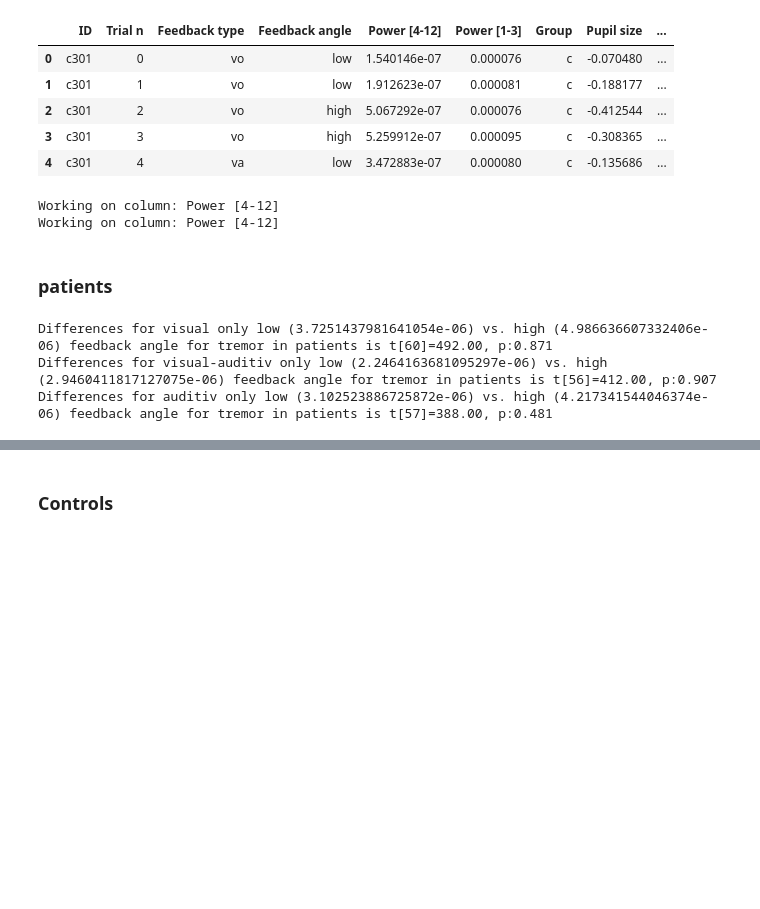
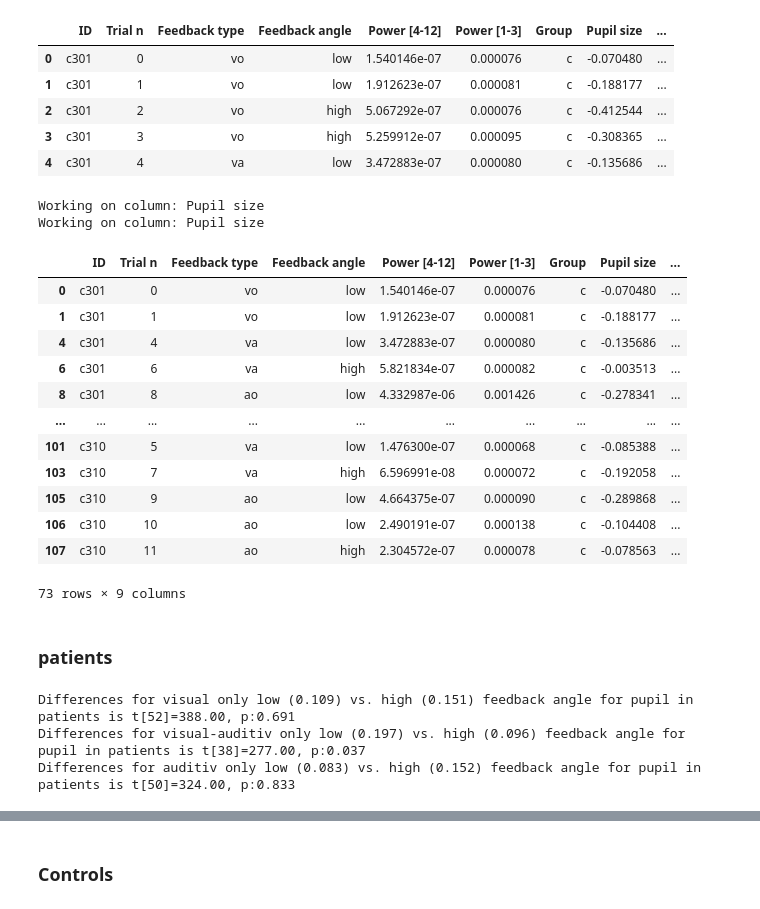
Before and after one commit to JuliusWelzel/tremor_feedback_jw, a Jupyter notebook: scripts/plot02_group_comparison_pupil.ipynb, the cells around one changed output, grey strips where cells are left out. Drawn from its saved outputs; the diff is of its cells as text; code cells hidden in the pictures; blank space fills up the shorter version.

```diff
--- a/scripts/plot02_group_comparison_pupil.ipynb
+++ b/scripts/plot02_group_comparison_pupil.ipynb
@@ -111,11 +93,27 @@ full.head(5)
 patients = full[full["Group"] == "p"]
 controlls = full[full["Group"] == "c"]
 
-patients = remove_outliers_df(patients,["Power [4-12]"],1)
-controlls = remove_outliers_df(controlls,["Power [4-12]"],1)
+patients = remove_outliers_df(patients,["Pupil size"],1)
+controlls = remove_outliers_df(controlls,["Pupil size"],1)
 # %% [output]
-Working on column: Power [4-12]
-Working on column: Power [4-12]
+Working on column: Pupil size
+Working on column: Pupil size
+# %%
+controlls
+# %% [output]
+|  | ID | Trial n | Feedback type | Feedback angle | Power [4-12] | Power [1-3] | Group | Pupil size | ... |
+| 0 | c301 | 0 | vo | low | 1.540146e-07 | 0.000076 | c | -0.070480 | ... |
+| 1 | c301 | 1 | vo | low | 1.912623e-07 | 0.000081 | c | -0.188177 | ... |
+| 4 | c301 | 4 | va | low | 3.472883e-07 | 0.000080 | c | -0.135686 | ... |
+| 6 | c301 | 6 | va | high | 5.821834e-07 | 0.000082 | c | -0.003513 | ... |
+| 8 | c301 | 8 | ao | low | 4.332987e-06 | 0.001426 | c | -0.278341 | ... |
+| ... | ... | ... | ... | ... | ... | ... | ... | ... | ... |
+| 101 | c310 | 5 | va | low | 1.476300e-07 | 0.000068 | c | -0.085388 | ... |
+| 103 | c310 | 7 | va | high | 6.596991e-08 | 0.000072 | c | -0.192058 | ... |
+| 105 | c310 | 9 | ao | low | 4.664375e-07 | 0.000090 | c | -0.289868 | ... |
+| 106 | c310 | 10 | ao | low | 2.490191e-07 | 0.000138 | c | -0.104408 | ... |
+| 107 | c310 | 11 | ao | high | 2.304572e-07 | 0.000078 | c | -0.078563 | ... |
+73 rows × 9 columns
 # %% [markdown]
 ### patients
 # %%
@@ -123,24 +121,24 @@ df_vo = sum(patients['Feedback type'] == 'vo') - 2
 df_va = sum(patients['Feedback type'] == 'va') - 2
 df_ao = sum(patients['Feedback type'] == 'ao') - 2
 
-vo_low = controlls['Power [4-12]'][np.logical_and(patients['Feedback type'] == 'vo', patients['Feedback angle'] == 'low')]
-vo_high = patients['Power [4-12]'][np.logical_and(patients['Feedback type'] == 'vo', patients['Feedback angle'] == 'high')]
+vo_low = patients['Pupil size'][np.logical_and(patients['Feedback type'] == 'vo', patients['Feedback angle'] == 'low')]
+vo_high = patients['Pupil size'][np.logical_and(patients['Feedback type'] == 'vo', patients['Feedback angle'] == 'high')]
 t_pow_vo, p_pow_vo = stats.mannwhitneyu(vo_low, vo_high)
-print(f'Differences for visual only low ({np.mean(vo_low)}) vs. high ({np.std(vo_high)}) feedback angle for tremor in patients is t[{df_vo}]={t_pow_vo:.2f}, p:{p_pow_vo:.3f}')
+print(f'Differences for visual only low ({np.mean(vo_low):.3f}) vs. high ({np.std(vo_high):.3f}) feedback angle for pupil in patients is t[{df_vo}]={t_pow_vo:.2f}, p:{p_pow_vo:.3f}')
 
-va_low = patients['Power [4-12]'][np.logical_and(patients['Feedback type'] == 'va', patients['Feedback angle'] == 'low')]
-va_high = patients['Power [4-12]'][np.logical_and(patients['Feedback type'] == 'va', patients['Feedback angle'] == 'high')]
+va_low = patients['Pupil size'][np.logical_and(patients['Feedback type'] == 'va', patients['Feedback angle'] == 'low')]
+va_high = patients['Pupil size'][np.logical_and(patients['Feedback type'] == 'va', patients['Feedback angle'] == 'high')]
 t_pow_va, p_pow_va = stats.mannwhitneyu(va_low, va_high)
-print(f'Differences for visual-auditiv only low ({np.mean(va_low)}) vs. high ({np.mean(va_high)}) feedback angle for tremor in patients is t[{df_va}]={t_pow_va:.2f}, p:{p_pow_va:.3f}')
+print(f'Differences for visual-auditiv only low ({np.mean(va_low):.3f}) vs. high ({np.mean(va_high):.3f}) feedback angle for pupil in patients is t[{df_va}]={t_pow_va:.2f}, p:{p_pow_va:.3f}')
 
-ao_low = patients['Power [4-12]'][np.logical_and(patients['Feedback type'] == 'ao', patients['Feedback angle'] == 'low')]
-ao_high = patients['Power [4-12]'][np.logical_and(patients['Feedback type'] == 'ao', patients['Feedback angle'] == 'high')]
+ao_low = patients['Pupil size'][np.logical_and(patients['Feedback type'] == 'ao', patients['Feedback angle'] == 'low')]
+ao_high = patients['Pupil size'][np.logical_and(patients['Feedback type'] == 'ao', patients['Feedback angle'] == 'high')]
 t_pow_ao, p_pow_ao = stats.mannwhitneyu(ao_low, ao_high)
-print(f'Differences for auditiv only low ({np.mean(ao_low)}) vs. high ({np.std(ao_high)}) feedback angle for tremor in patients is t[{df_ao}]={t_pow_ao:.2f}, p:{p_pow_ao:.3f}')
+print(f'Differences for auditiv only low ({np.mean(ao_low):.3f}) vs. high ({np.std(ao_high):.3f}) feedback angle for pupil in patients is t[{df_ao}]={t_pow_ao:.2f}, p:{p_pow_ao:.3f}')
 # %% [output]
-Differences for visual only low (3.7251437981641054e-06) vs. high (4.986636607332406e-06) feedback angle for tremor in patients is t[60]=492.00, p:0.871
-Differences for visual-auditiv only low (2.2464163681095297e-06) vs. high (2.9460411817127075e-06) feedback angle for tremor in patients is t[56]=412.00, p:0.907
-Differences for auditiv only low (3.102523886725872e-06) vs. high (4.217341544046374e-06) feedback angle for tremor in patients is t[57]=388.00, p:0.481
+Differences for visual only low (0.109) vs. high (0.151) feedback angle for pupil in patients is t[52]=388.00, p:0.691
+Differences for visual-auditiv only low (0.197) vs. high (0.096) feedback angle for pupil in patients is t[38]=277.00, p:0.037
+Differences for auditiv only low (0.083) vs. high (0.152) feedback angle for pupil in patients is t[50]=324.00, p:0.833
 # %%
 from scipy.stats import norm
 
```
Also changed, not shown: parts of 8 cells of this notebook, 9 other files.
